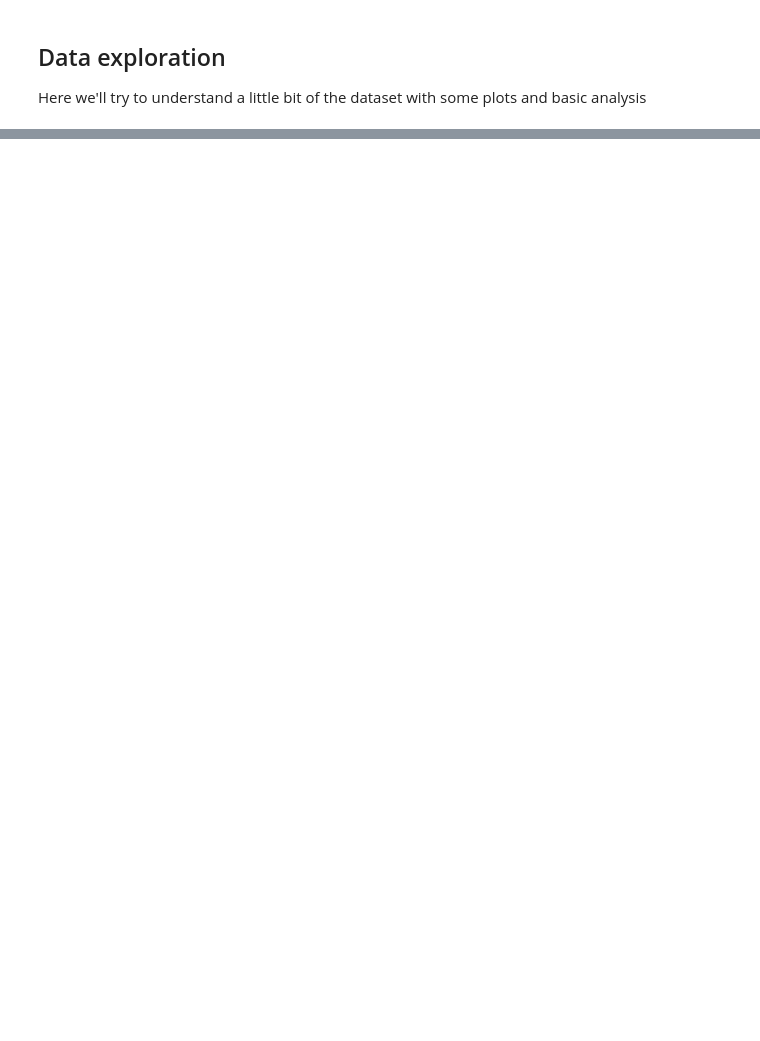
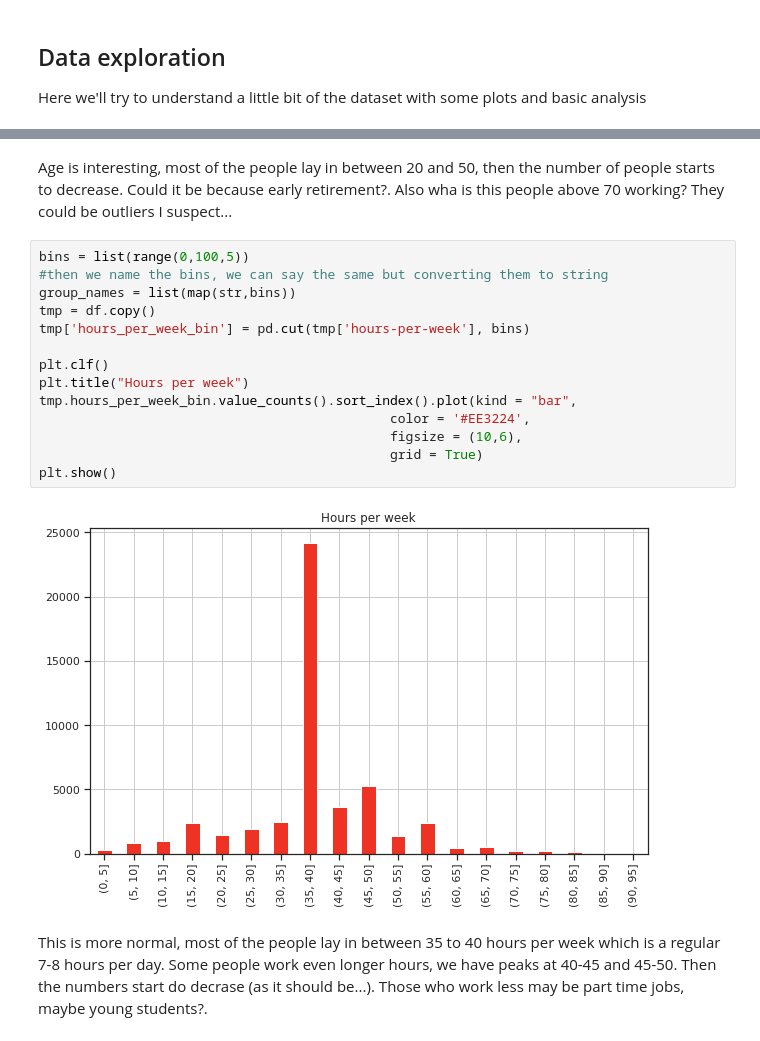
Before and after one commit to SebastiaAgramunt/DataScience, a Jupyter notebook: notebooks/1_Salary_Prediction.ipynb, the cells around one changed output, grey strips where cells are left out. Saved outputs shown, nothing was run; the diff lists cells and outputs as text; blank space fills up the shorter version.

```diff
--- a/notebooks/1_Salary_Prediction.ipynb
+++ b/notebooks/1_Salary_Prediction.ipynb
@@ -58,0 +197,20 @@ df.head()
+# %% [markdown]
+Age is interesting, most of the people lay in between 20 and 50, then the number of people starts to decrease. Could it be because early retirement?. Also wha is this people above 70 working? They could be outliers I suspect...
+# %%
+bins = list(range(0,100,5))
+#then we name the bins, we can say the same but converting them to string
+group_names = list(map(str,bins))
+tmp = df.copy()
+tmp['hours_per_week_bin'] = pd.cut(tmp['hours-per-week'], bins)
+
+plt.clf()
+plt.title("Hours per week")
+tmp.hours_per_week_bin.value_counts().sort_index().plot(kind = "bar",
+                                             color = '#EE3224',
+                                             figsize = (10,6),
+                                             grid = True)
+plt.show()
+# %% [output]
+[figure, added]
+# %% [markdown]
+This is more normal, most of the people lay in between 35 to 40 hours per week which is a regular 7-8 hours per day. Some people work even longer hours, we have peaks at 40-45 and 45-50. Then the numbers start do decrase (as it should be...). Those who work less may be part time jobs, maybe young students?.
```
Also changed, not shown: parts of 17 cells of this notebook.
